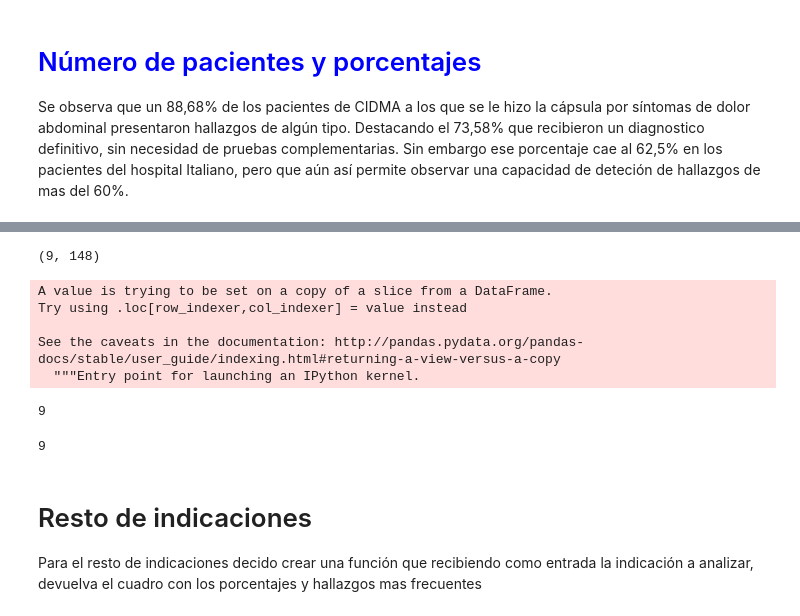
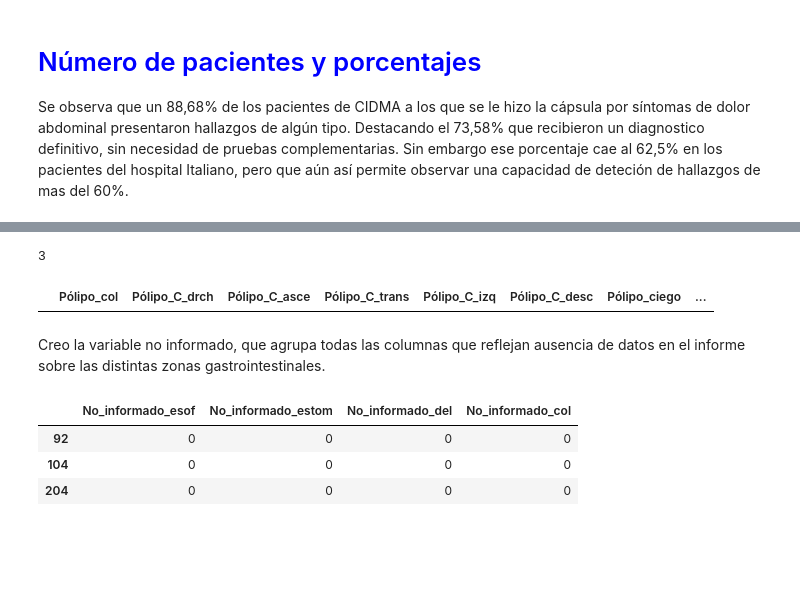
Before and after one commit to Hermenegildo12/Capsula_endoscopia, a Jupyter notebook: Capsula.ipynb, the cells around one changed output, grey strips where cells are left out. Cells and saved outputs as stored; diff of their text form; code cells hidden in the pictures; blank space fills up the shorter version.

```diff
--- a/Capsula.ipynb
+++ b/Capsula.ipynb
@@ -469,20 +952,20 @@ cribado=['Pólipo_col',
 # %%
 cidma_cribado = datos[(datos['Médico']==0) &
                 (datos['Cribado']==1)]
-# %%
-cidma_cribado.shape
-# %% [output]
-(9, 148)
-# %%
-cidma_cribado["Hz_Tta"] = cidma_cribado[hz_Tta].sum(axis=1)
-# %% [output]
-A value is trying to be set on a copy of a slice from a DataFrame.
-Try using .loc[row_indexer,col_indexer] = value instead
-
-See the caveats in the documentation: http://pandas.pydata.org/pandas-docs/stable/user_guide/indexing.html#returning-a-view-versus-a-copy
-  """Entry point for launching an IPython kernel.
 # %%
-#Número de pacientes con hallazgos para futuras terapías
-len(cidma_cribado[cidma_cribado["Hz_Tta"]>=1])
+#Pacientes de cidma con indicación de cribado con hallazgos de pólipos
+len(cidma_cribado[cidma_cribado["Pólipo_col"]==1])
 # %% [output]
-9
+3
+# %%
+cidma_polipo=cidma_cribado[cidma_cribado["Pólipo_col"]==1]
+# %%
+#De esos pacientes con pólipos, número con zonas del tracto digestivo no evaluable
+no_evaluable_polipo_cidma=cidma_polipo[(cidma_polipo['No_evaluable_esof']==1) | (cidma_polipo["No_evaluable_estom"]==1)
+       | (cidma_polipo['No_evaluable_del']==1) | (cidma_polipo['No_evaluable_col']==1)]
+no_evaluable_polipo_cidma[cribado]
+# %% [output]
+|  | Pólipo_col | Pólipo_C_drch | Pólipo_C_asce | Pólipo_C_trans | Pólipo_C_izq | Pólipo_C_desc | Pólipo_ciego | ... |
+# %% [markdown]
+Creo la variable no informado, que agrupa todas las columnas que reflejan ausencia de datos en el informe sobre las
+distintas zonas gastrointestinales.
@@ -489,9 +974,11 @@ len(cidma_cribado[cidma_cribado["Hz_Tta"]>=1])
+# %%
+#De esos mismos pacientes, cuales son los que tienen alguna zona GI sin informar
+cidma_polipo[no_informado]
+# %% [output]
+|  | No_informado_esof | No_informado_estom | No_informado_del | No_informado_col |
+| 92 | 0 | 0 | 0 | 0 |
+| 104 | 0 | 0 | 0 | 0 |
+| 204 | 0 | 0 | 0 | 0 |
 # %%
-cidma_a = datos[(datos['Médico']==0) & (datos["Cribado"]==1)]
-len(cidma_a)
+uruguay_cribado = datos[(datos['Médico']==1) &
+                (datos['Cribado']==1)]
-# %% [output]
-9
-# %% [markdown]
-# Resto de indicaciones
-Para el resto de indicaciones decido crear una función que recibiendo como entrada la indicación a analizar, devuelva
-el cuadro con los porcentajes y hallazgos mas frecuentes
```
Also changed, not shown: parts of 32 cells of this notebook.
